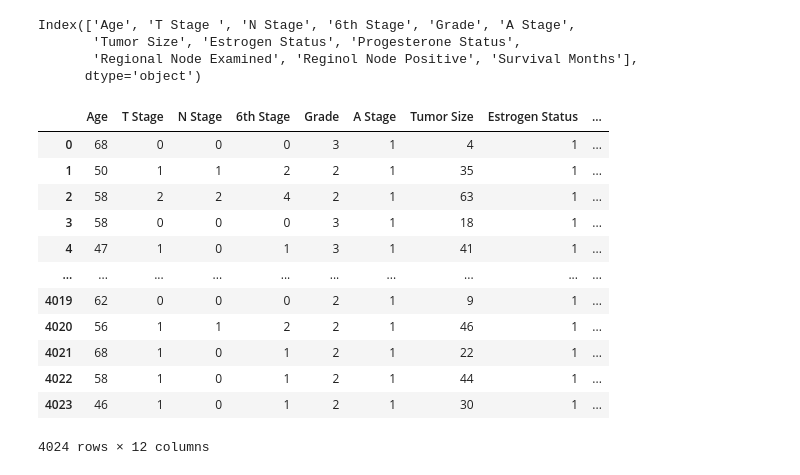
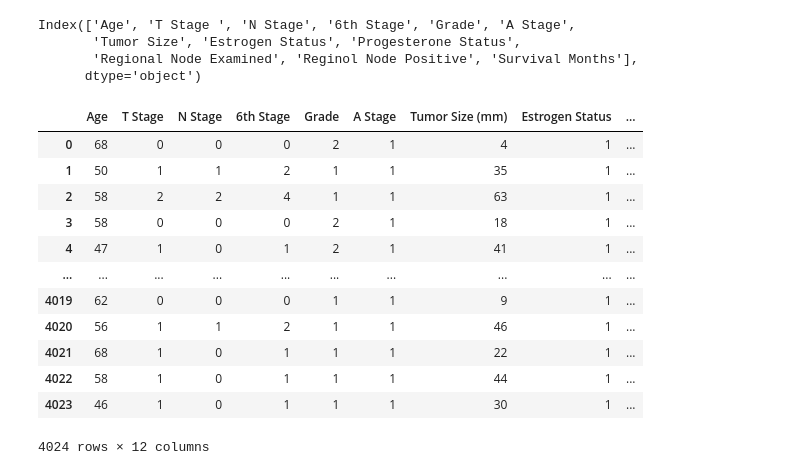
Before and after one commit to jeancarson/Block3Epic, a Jupyter notebook: final workflow/visualisation.ipynb, the cells around one changed output. Drawn from its saved outputs; the diff is of its cells as text; code cells hidden in the pictures.

```diff
--- a/final workflow/visualisation.ipynb
+++ b/final workflow/visualisation.ipynb
@@ -7,7 +7,7 @@ import numpy as np # linear algebra
 import seaborn as sns # for plotting
 import matplotlib.pyplot as plt
 # %%
-df = pd.read_csv(r"C:\Users\jeanl\College\Blocks\Block 3\Epic\Block3Epic\final workflow\Breast_Cancer.csv") #read dataset
+df = pd.read_csv("Breast_Cancer.csv") #read dataset
 df.head()#shows first few values
 # %% [output]
 |  | Age | Race | Marital Status | T Stage | N Stage | 6th Stage | differentiate | Grade | A Stage | ... |
@@ -69,27 +69,31 @@ Index(['Age', 'T Stage ', 'N Stage', '6th Stage', 'Grade', 'A Stage',
 # %%
 #Changing all categorical features to numerical
 df.dtypes
 categorical_features = df.select_dtypes(include = "object").columns
 from sklearn.preprocessing import LabelEncoder
 le = LabelEncoder
 df.loc[df['Grade'] == 'anaplastic; Grade IV', 'Grade'] = 4
+df.rename({'Tumor Size': 'Tumor Size (mm)',
+               'Reginol Node Positive': 'Regional Node Positive', 'differentiate': 'Differentiate'}, axis=1, inplace=True)
+df['Grade'] = df['Grade'].map({'1': 'Grade 1', '2': 'Grade 2', '3': 'Grade 3', ' anaplastic; Grade IV': 'Grade 4'})
+
 
 
 df[categorical_features] = df[categorical_features].apply(LabelEncoder().fit_transform) # Encoding all categorical features
 df
 # %% [output]
-|  | Age | T Stage | N Stage | 6th Stage | Grade | A Stage | Tumor Size | Estrogen Status | ... |
-| 0 | 68 | 0 | 0 | 0 | 3 | 1 | 4 | 1 | ... |
-| 1 | 50 | 1 | 1 | 2 | 2 | 1 | 35 | 1 | ... |
-| 2 | 58 | 2 | 2 | 4 | 2 | 1 | 63 | 1 | ... |
-| 3 | 58 | 0 | 0 | 0 | 3 | 1 | 18 | 1 | ... |
-| 4 | 47 | 1 | 0 | 1 | 3 | 1 | 41 | 1 | ... |
+|  | Age | T Stage | N Stage | 6th Stage | Grade | A Stage | Tumor Size (mm) | Estrogen Status | ... |
+| 0 | 68 | 0 | 0 | 0 | 2 | 1 | 4 | 1 | ... |
+| 1 | 50 | 1 | 1 | 2 | 1 | 1 | 35 | 1 | ... |
+| 2 | 58 | 2 | 2 | 4 | 1 | 1 | 63 | 1 | ... |
+| 3 | 58 | 0 | 0 | 0 | 2 | 1 | 18 | 1 | ... |
+| 4 | 47 | 1 | 0 | 1 | 2 | 1 | 41 | 1 | ... |
 | ... | ... | ... | ... | ... | ... | ... | ... | ... | ... |
-| 4019 | 62 | 0 | 0 | 0 | 2 | 1 | 9 | 1 | ... |
-| 4020 | 56 | 1 | 1 | 2 | 2 | 1 | 46 | 1 | ... |
-| 4021 | 68 | 1 | 0 | 1 | 2 | 1 | 22 | 1 | ... |
-| 4022 | 58 | 1 | 0 | 1 | 2 | 1 | 44 | 1 | ... |
-| 4023 | 46 | 1 | 0 | 1 | 2 | 1 | 30 | 1 | ... |
+| 4019 | 62 | 0 | 0 | 0 | 1 | 1 | 9 | 1 | ... |
+| 4020 | 56 | 1 | 1 | 2 | 1 | 1 | 46 | 1 | ... |
+| 4021 | 68 | 1 | 0 | 1 | 1 | 1 | 22 | 1 | ... |
+| 4022 | 58 | 1 | 0 | 1 | 1 | 1 | 44 | 1 | ... |
+| 4023 | 46 | 1 | 0 | 1 | 1 | 1 | 30 | 1 | ... |
 4024 rows × 12 columns
 # %%
 df.describe()
```
Also changed, not shown: parts of 8 cells of this notebook.
